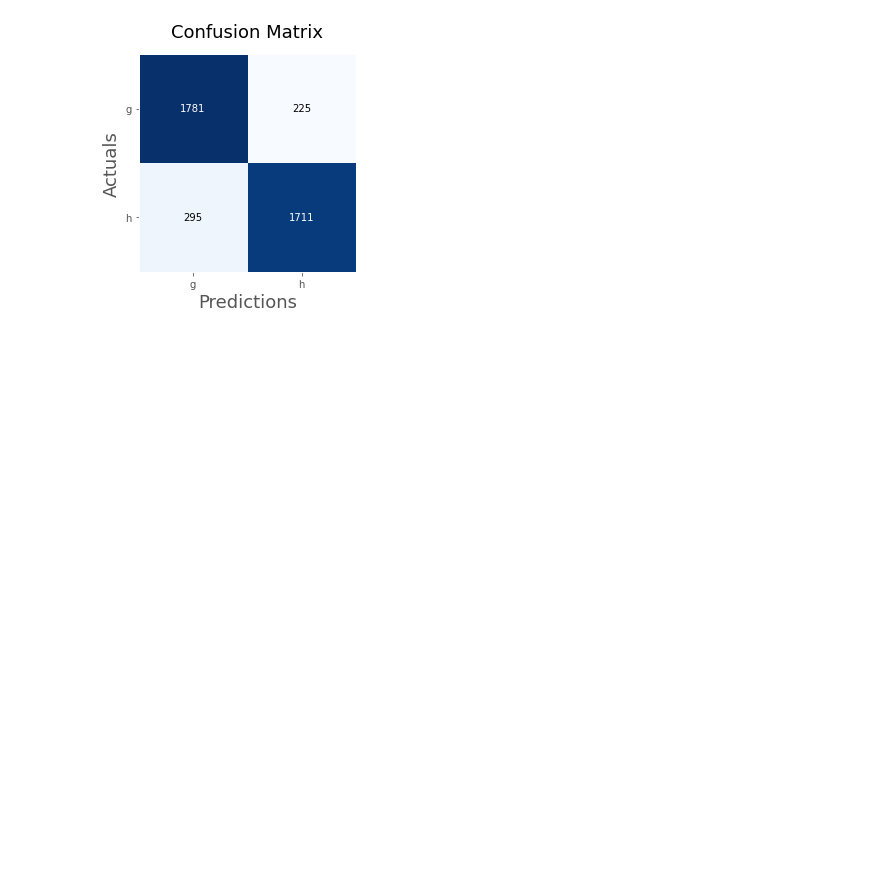
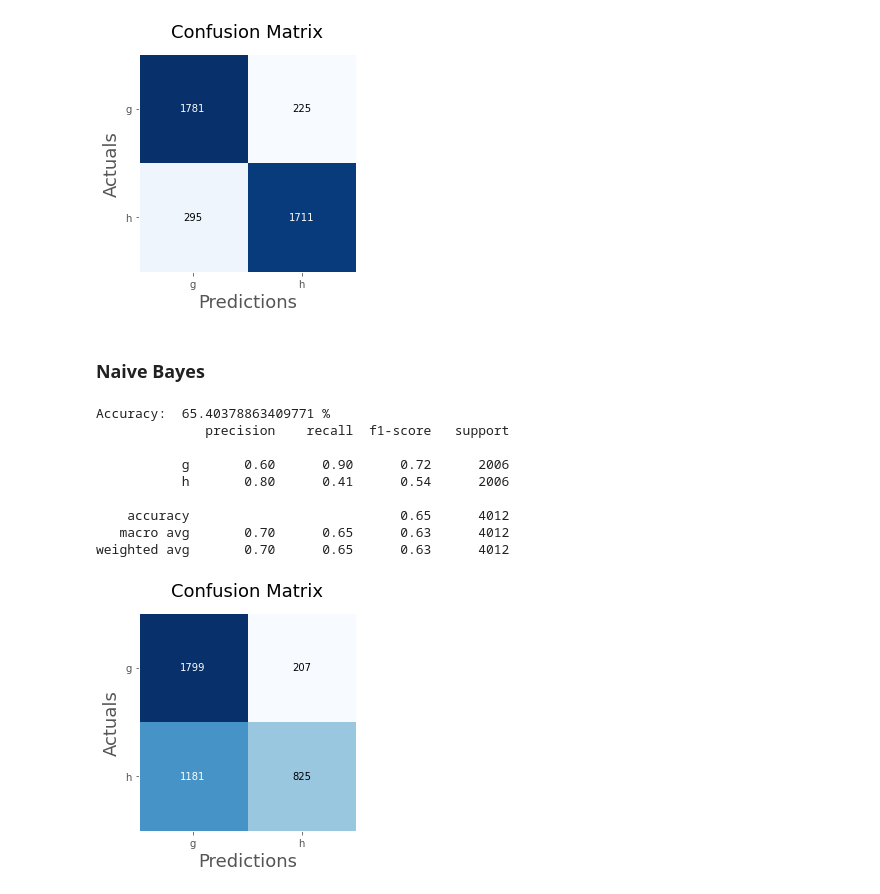
Before and after one commit to AMR-21/Magic-Gamma-Telescope-Classification, a Jupyter notebook: classification.ipynb, the cells around one changed output. Saved outputs shown, nothing was run; the diff lists cells and outputs as text; code cells hidden in the pictures; blank space fills up the shorter version.

```diff
--- a/classification.ipynb
+++ b/classification.ipynb
@@ -311,3 +252,22 @@ Accuracy:  87.03888334995014 %
 weighted avg       0.87      0.87      0.87      4012
 [figure]
 [figure]
+# %% [markdown]
+### Naive Bayes
+# %%
+nb = GaussianNB()
+nb.fit(X_train, y_train)
+nb_pred = nb.predict(X_test)
+
+analyze(nb_pred)
+# %% [output]
+Accuracy:  65.40378863409771 %
+              precision    recall  f1-score   support
+
+           g       0.60      0.90      0.72      2006
+           h       0.80      0.41      0.54      2006
+
+    accuracy                           0.65      4012
+   macro avg       0.70      0.65      0.63      4012
+weighted avg       0.70      0.65      0.63      4012
+[figure, added]
```
Also changed, not shown: parts of 6 cells of this notebook.
